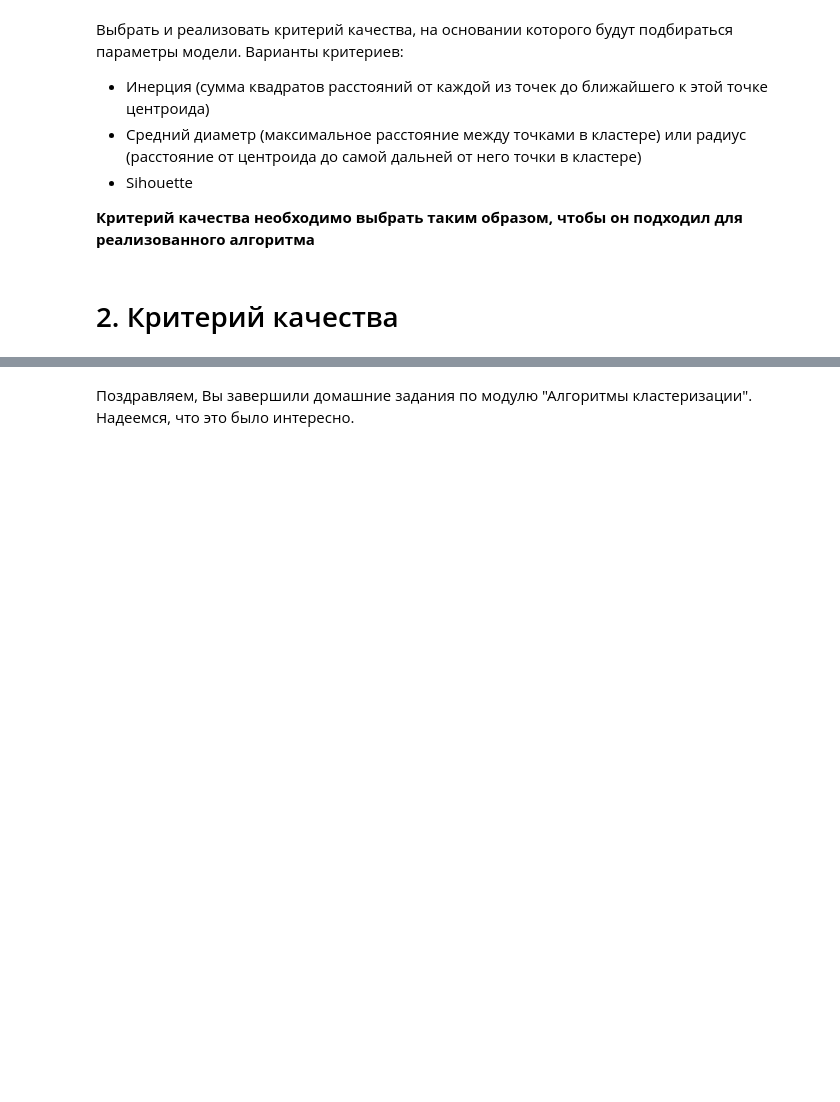
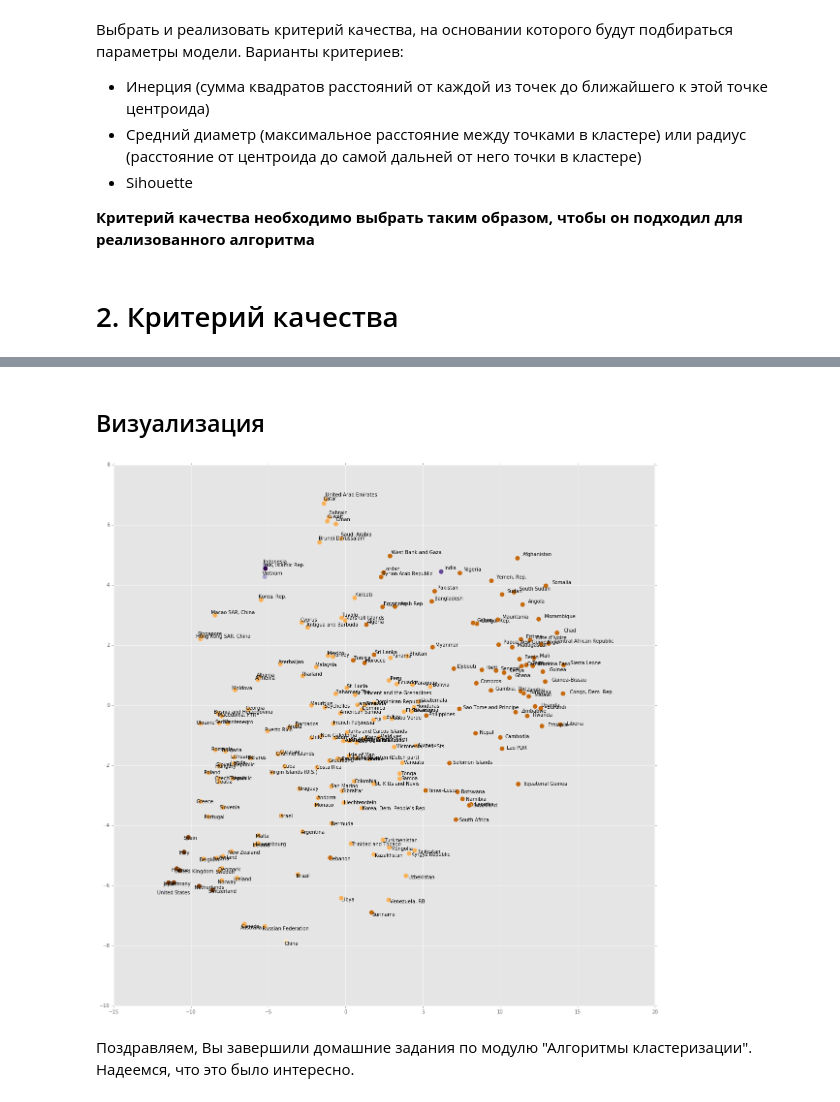
Before and after one commit to dokshina/dm_homework, a Jupyter notebook: dokshina_hw2.ipynb, the cells around one changed output, grey strips where cells are left out. Saved outputs shown, nothing was run; the diff lists cells and outputs as text; code cells hidden in the pictures; blank space fills up the shorter version.

```diff
--- a/dokshina_hw2.ipynb
+++ b/dokshina_hw2.ipynb
@@ -278,0 +294,25 @@ df
+# %%
+# Переходим в двумерное пространство
+from sklearn.manifold import TSNE
+transform = TSNE(n_components=2)
+embedded = transform.fit_transform(good_df.values)
+# %%
+# Запускаем алгоритм
+model = Hierarchical(k=8, linkage='complete')
+mylabels = model.fit_predict(good_df.values)
+# %%
+# Меняем метки на 1, 2, ...
+mydict = {}
+for i, label in enumerate(set(mylabels)):
+    mydict.update({label : i + 1})
+for i in xrange(mylabels.shape[0]):
+    mylabels[i] = mydict[mylabels[i]]
+# %%
+# Вывод стран по кластерам
+pd.options.mode.chained_assignment = None
+good_df.loc[:, 'label'] = mylabels
+
+for label, group in good_df.groupby('label'):
+    print('Cluster #{}'.format(label))
+    print(group.index.tolist())
+    print('='*20)
@@ -279,2 +349,20 @@ df
+# %% [markdown]
+## Визуализация
+# %%
+import sys
+reload(sys)
+sys.setdefaultencoding('UTF8')
+
+plt.figure(figsize=(20, 20))
+matplotlib.rcParams.update({'font.size': 10})
+
+plt.scatter(embedded[:,0], embedded[:,1], c=mylabels, cmap=pl.cm.PuOr, s=100)
+for i in xrange(good_df.shape[0]):
+    print(good_df.index[i])
+    plt.annotate(str(good_df.index[i]), xy = embedded[i], textcoords='offset points')
+
+plt.show()
+# %% [output]
+[figure, added]
 # %% [markdown]
 Поздравляем, Вы завершили домашние задания по модулю "Алгоритмы кластеризации". Надеемся, что это было интересно.
```
Also changed, not shown: parts of 15 cells of this notebook.
